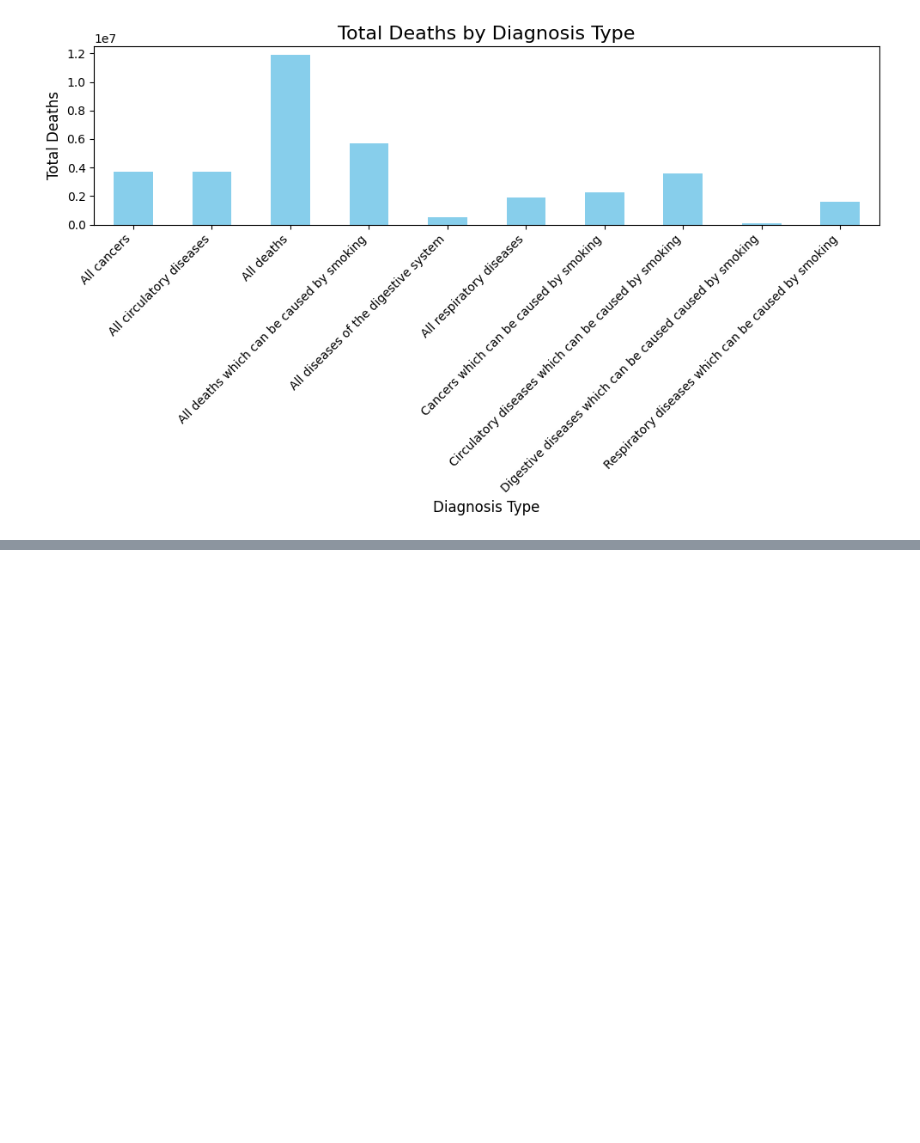
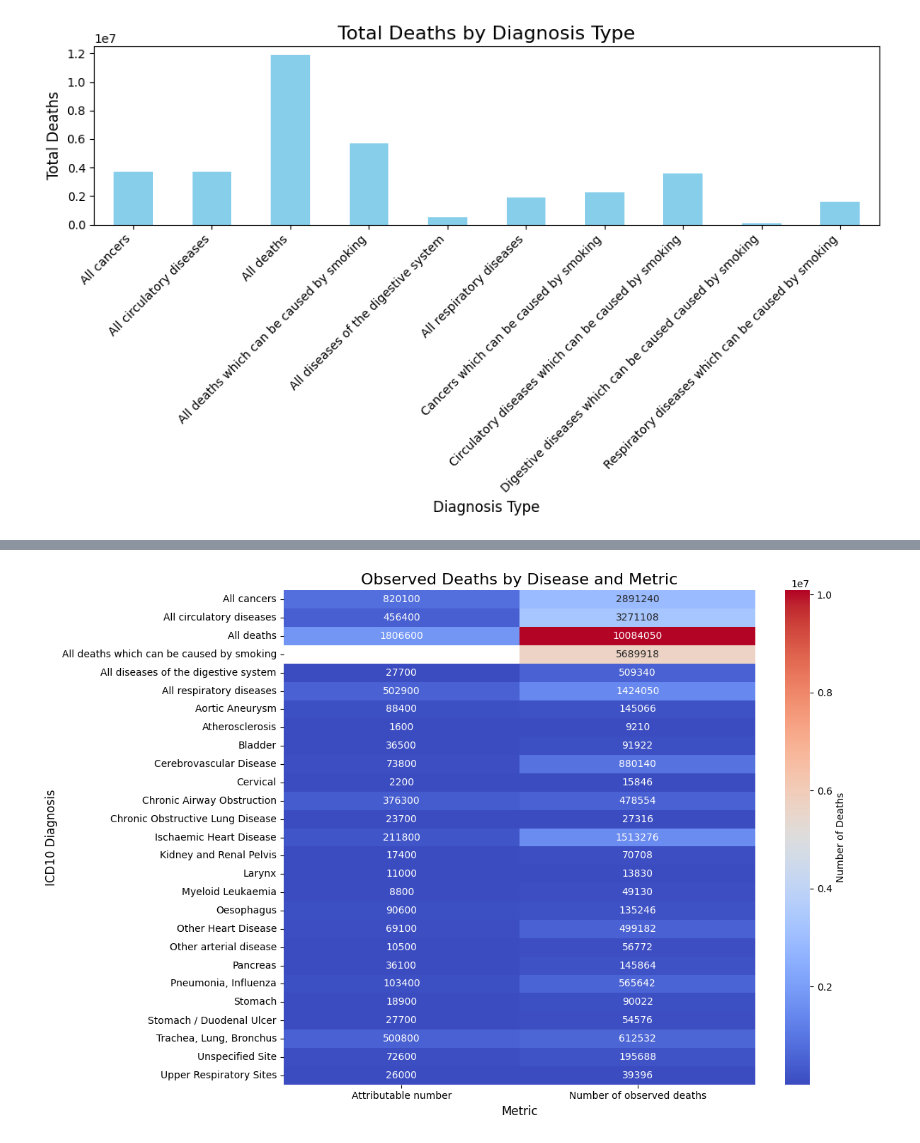
Before and after one commit to athulskrish/tobacco, a Jupyter notebook: Tobacco.ipynb, the cells around one changed output, grey strips where cells are left out. Saved outputs shown, nothing was run; the diff lists cells and outputs as text; code cells hidden in the pictures; blank space fills up the shorter version.

```diff
--- a/Tobacco.ipynb
+++ b/Tobacco.ipynb
@@ -438,0 +487,16 @@ plt.show()
+# %%
+import seaborn as sns
+
+# Pivot table for heatmap
+heatmap_data = fatality.pivot_table(values="Value", index="ICD10 Diagnosis", columns="Metric", aggfunc="sum")
+
+# Plotting
+plt.figure(figsize=(12, 8))
+sns.heatmap(heatmap_data, annot=True, fmt=".0f", cmap="coolwarm", cbar_kws={'label': 'Number of Deaths'})
+plt.title("Observed Deaths by Disease and Metric", fontsize=16)
+plt.xlabel("Metric", fontsize=12)
+plt.ylabel("ICD10 Diagnosis", fontsize=12)
+plt.tight_layout()
+plt.show()
+# %% [output]
+[figure, added]
```
Also changed, not shown: parts of 14 cells of this notebook.
